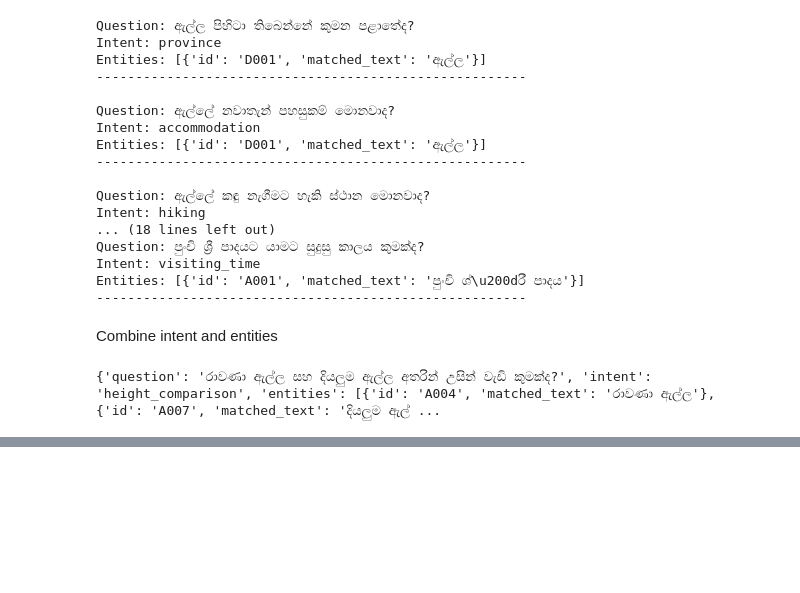
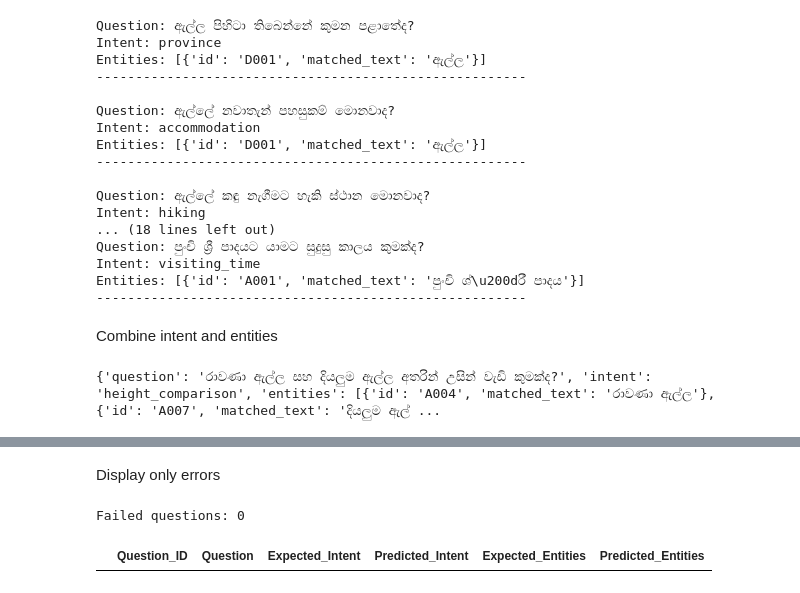
Before and after one commit to ThiyangiS/Sinhala-KG-SinLlama-Chatbot, a Jupyter notebook: notebooks/05_sinhala_question_processing.ipynb, the cells around one changed output, grey strips where cells are left out. Cells and saved outputs as stored; diff of their text form; code cells hidden in the pictures; blank space fills up the shorter version.

```diff
--- a/notebooks/05_sinhala_question_processing.ipynb
+++ b/notebooks/05_sinhala_question_processing.ipynb
@@ -202,0 +718,25 @@ print(test)
+# %% [markdown]
+Display only errors
+# %%
+failed_questions = question_eval_df[
+    (~question_eval_df["Intent_Correct"])
+    | (~question_eval_df["Entity_Correct"])
+]
+
+print("Failed questions:", len(failed_questions))
+
+display(
+    failed_questions[
+        [
+            "Question_ID",
+            "Question",
+            "Expected_Intent",
+            "Predicted_Intent",
+            "Expected_Entities",
+            "Predicted_Entities"
+        ]
+    ]
+)
+# %% [output]
+Failed questions: 0
+|  | Question_ID | Question | Expected_Intent | Predicted_Intent | Expected_Entities | Predicted_Entities |
```
Also changed, not shown: parts of 26 cells of this notebook, 10 other files.
